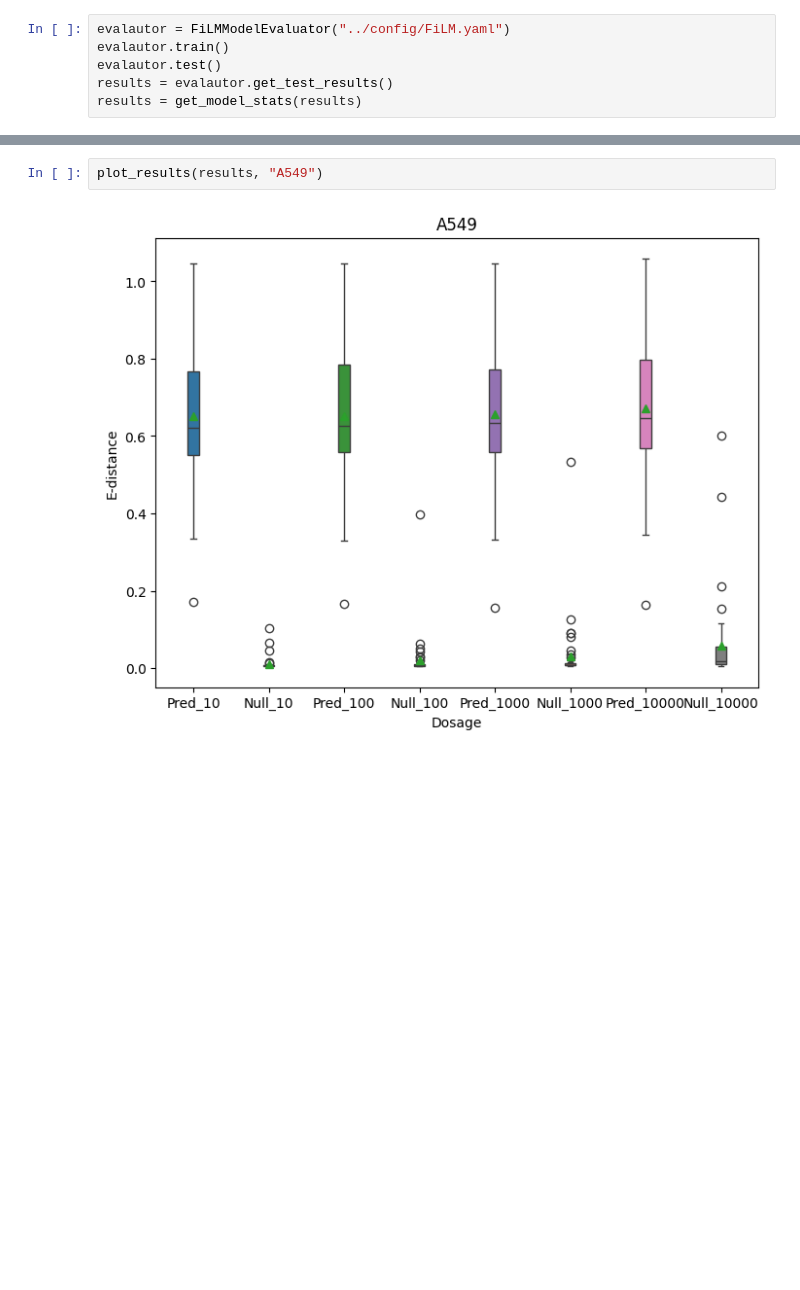
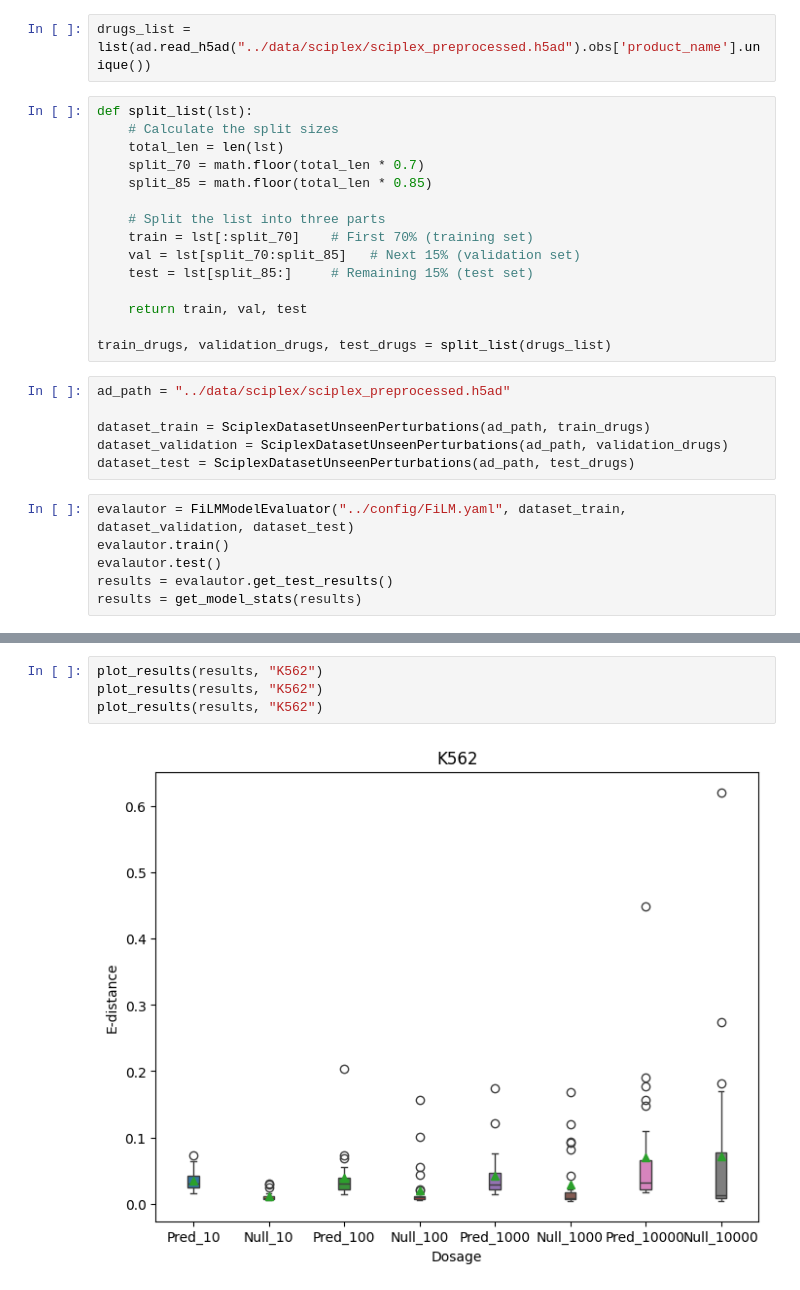
Before and after one commit to VictorCurean/scCPP, a Jupyter notebook: src/train.ipynb, the cells around one changed output, grey strips where cells are left out. Drawn from its saved outputs; the diff is of its cells as text; blank space fills up the shorter version.

```diff
--- a/src/train.ipynb
+++ b/src/train.ipynb
@@ -4,5 +8,28 @@ from utils import *
+# %%
+drugs_list = list(ad.read_h5ad("../data/sciplex/sciplex_preprocessed.h5ad").obs['product_name'].unique())
+# %%
+def split_list(lst):
+    # Calculate the split sizes
+    total_len = len(lst)
+    split_70 = math.floor(total_len * 0.7)
+    split_85 = math.floor(total_len * 0.85)
+
+    # Split the list into three parts
+    train = lst[:split_70]    # First 70% (training set)
+    val = lst[split_70:split_85]   # Next 15% (validation set)
+    test = lst[split_85:]     # Remaining 15% (test set)
+
+    return train, val, test
+
+train_drugs, validation_drugs, test_drugs = split_list(drugs_list)
+# %%
+ad_path = "../data/sciplex/sciplex_preprocessed.h5ad"
+
+dataset_train = SciplexDatasetUnseenPerturbations(ad_path, train_drugs)
+dataset_validation = SciplexDatasetUnseenPerturbations(ad_path, validation_drugs)
+dataset_test = SciplexDatasetUnseenPerturbations(ad_path, test_drugs)
 # %%
-evalautor = FiLMModelEvaluator("../config/FiLM.yaml")
+evalautor = FiLMModelEvaluator("../config/FiLM.yaml", dataset_train, dataset_validation, dataset_test)
 evalautor.train()
 evalautor.test()
 results = evalautor.get_test_results()
@@ -31,4 +56,6 @@ Testing completed. Results stored in 'self.test_results'.
 # %%
-plot_results(results, "A549")
+plot_results(results, "K562")
+plot_results(results, "K562")
+plot_results(results, "K562")
 # %% [output]
-[figure, old version]
+[figure, new version]
```
Also changed, not shown: parts of 3 cells of this notebook, 1 other file.
